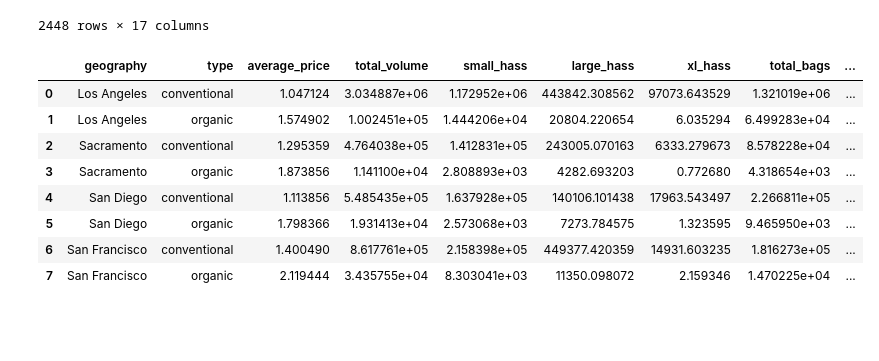
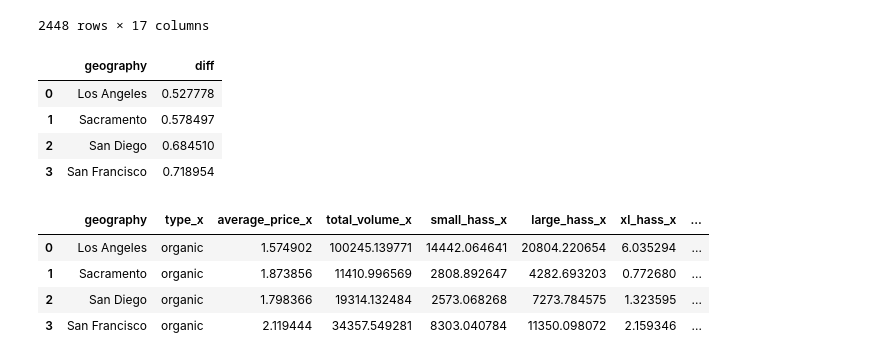
Before and after one commit to wkapner/GSB_544, a Jupyter notebook: Labs/Lab2.ipynb, the cells around one changed output. Drawn from its saved outputs; the diff is of its cells as text; code cells hidden in the pictures; blank space fills up the shorter version.

```diff
--- a/Labs/Lab2.ipynb
+++ b/Labs/Lab2.ipynb
@@ -200,20 +200,29 @@ cali_avocado
 # %%
 ## 7
 cali_avocado_average = cali_avocado.groupby(['geography','type']).mean(numeric_only=True).reset_index()
 cali_avocado_average_organic = cali_avocado_average[cali_avocado_average['type']=='organic']
 cali_avocado_average_conventional = cali_avocado_average[cali_avocado_average['type']=='conventional']
-cali_avocado_average
+cali_avo = cali_avocado_average_organic.merge(cali_avocado_average_conventional, on = 'geography', how = 'inner')
+cali_avo['diff'] = cali_avo['average_price_x']-cali_avo['average_price_y']
+cali_avo.loc[:,['geography','diff']]
+
+
 
 # cali_avo = cali_avocado_average_organic.subtract(cali_avocado_average_conventional, fill_value=0)
 
 # cali_avo
 # %% [output]
-|  | geography | type | average_price | total_volume | small_hass | large_hass | xl_hass | total_bags | ... |
-| 0 | Los Angeles | conventional | 1.047124 | 3.034887e+06 | 1.172952e+06 | 443842.308562 | 97073.643529 | 1.321019e+06 | ... |
-| 1 | Los Angeles | organic | 1.574902 | 1.002451e+05 | 1.444206e+04 | 20804.220654 | 6.035294 | 6.499283e+04 | ... |
-| 2 | Sacramento | conventional | 1.295359 | 4.764038e+05 | 1.412831e+05 | 243005.070163 | 6333.279673 | 8.578228e+04 | ... |
-| 3 | Sacramento | organic | 1.873856 | 1.141100e+04 | 2.808893e+03 | 4282.693203 | 0.772680 | 4.318654e+03 | ... |
-| 4 | San Diego | conventional | 1.113856 | 5.485435e+05 | 1.637928e+05 | 140106.101438 | 17963.543497 | 2.266811e+05 | ... |
-| 5 | San Diego | organic | 1.798366 | 1.931413e+04 | 2.573068e+03 | 7273.784575 | 1.323595 | 9.465950e+03 | ... |
-| 6 | San Francisco | conventional | 1.400490 | 8.617761e+05 | 2.158398e+05 | 449377.420359 | 14931.603235 | 1.816273e+05 | ... |
-| 7 | San Francisco | organic | 2.119444 | 3.435755e+04 | 8.303041e+03 | 11350.098072 | 2.159346 | 1.470225e+04 | ... |
+|  | geography | diff |
+| 0 | Los Angeles | 0.527778 |
+| 1 | Sacramento | 0.578497 |
+| 2 | San Diego | 0.684510 |
+| 3 | San Francisco | 0.718954 |
+# %%
+#Here, we can see summary statistics with X representing organic avocados and y representing conventional
+cali_avo
+# %% [output]
+|  | geography | type_x | average_price_x | total_volume_x | small_hass_x | large_hass_x | xl_hass_x | ... |
+| 0 | Los Angeles | organic | 1.574902 | 100245.139771 | 14442.064641 | 20804.220654 | 6.035294 | ... |
+| 1 | Sacramento | organic | 1.873856 | 11410.996569 | 2808.892647 | 4282.693203 | 0.772680 | ... |
+| 2 | San Diego | organic | 1.798366 | 19314.132484 | 2573.068268 | 7273.784575 | 1.323595 | ... |
+| 3 | San Francisco | organic | 2.119444 | 34357.549281 | 8303.040784 | 11350.098072 | 2.159346 | ... |
```
Also changed, not shown: parts of 5 cells of this notebook.
